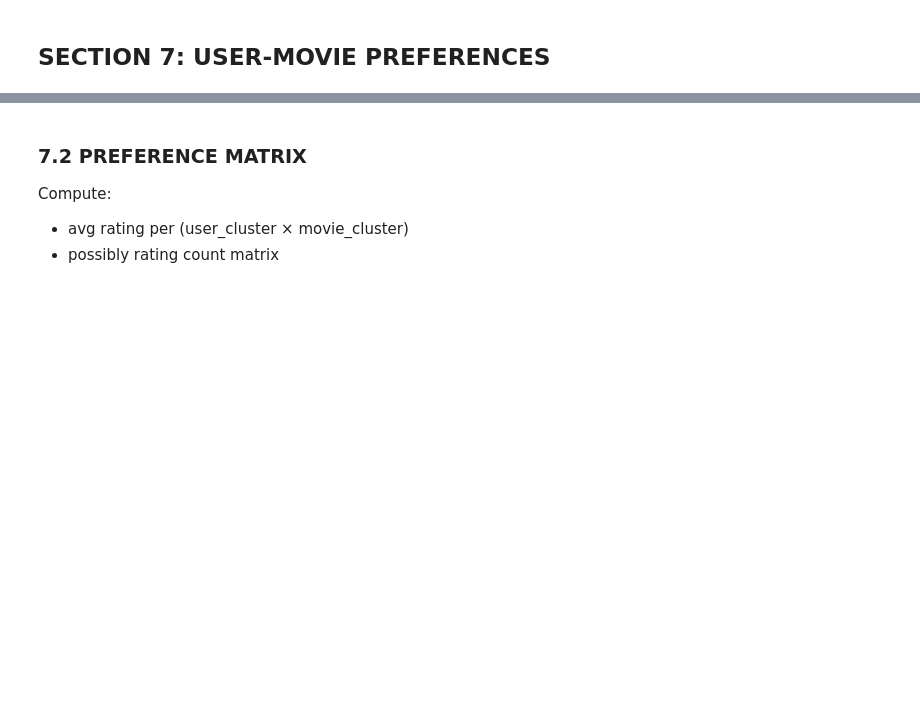
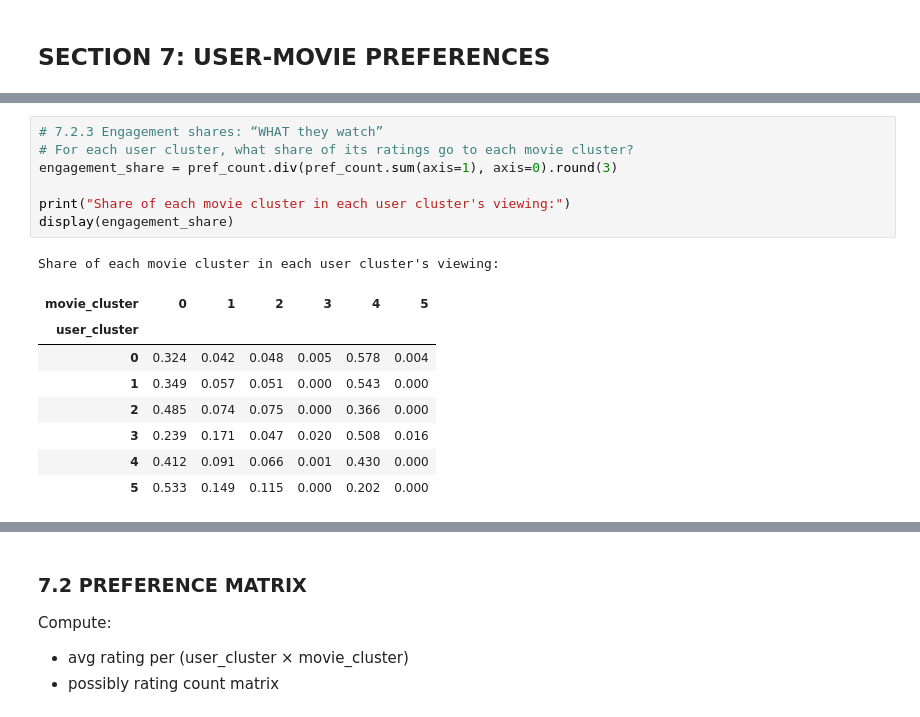
Before and after one commit to alkalenka/AudienceDecode_320991, a Jupyter notebook: main.ipynb, the cells around one changed output, grey strips where cells are left out. Saved outputs shown, nothing was run; the diff lists cells and outputs as text; blank space fills up the shorter version.

```diff
--- a/main.ipynb
+++ b/main.ipynb
@@ -1737,0 +1870,17 @@ Merge:
+# %%
+# 7.2.3 Engagement shares: “WHAT they watch”
+# For each user cluster, what share of its ratings go to each movie cluster?
+engagement_share = pref_count.div(pref_count.sum(axis=1), axis=0).round(3)
+
+print("Share of each movie cluster in each user cluster's viewing:")
+display(engagement_share)
+# %% [output]
+Share of each movie cluster in each user cluster's viewing:
+| movie_cluster | 0 | 1 | 2 | 3 | 4 | 5 |
+| user_cluster |  |  |  |  |  |  |
+| 0 | 0.324 | 0.042 | 0.048 | 0.005 | 0.578 | 0.004 |
+| 1 | 0.349 | 0.057 | 0.051 | 0.000 | 0.543 | 0.000 |
+| 2 | 0.485 | 0.074 | 0.075 | 0.000 | 0.366 | 0.000 |
+| 3 | 0.239 | 0.171 | 0.047 | 0.020 | 0.508 | 0.016 |
+| 4 | 0.412 | 0.091 | 0.066 | 0.001 | 0.430 | 0.000 |
+| 5 | 0.533 | 0.149 | 0.115 | 0.000 | 0.202 | 0.000 |
```
Also changed, not shown: parts of 23 cells of this notebook.
